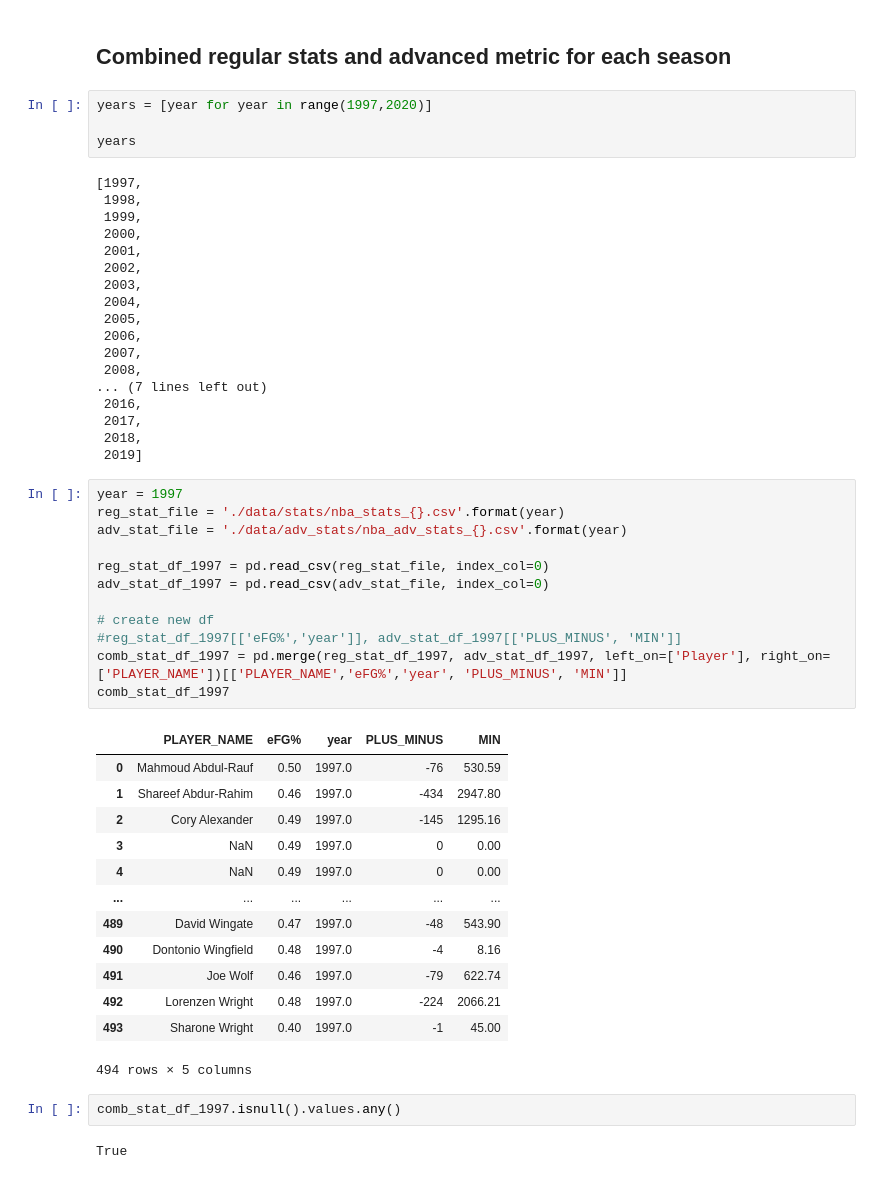
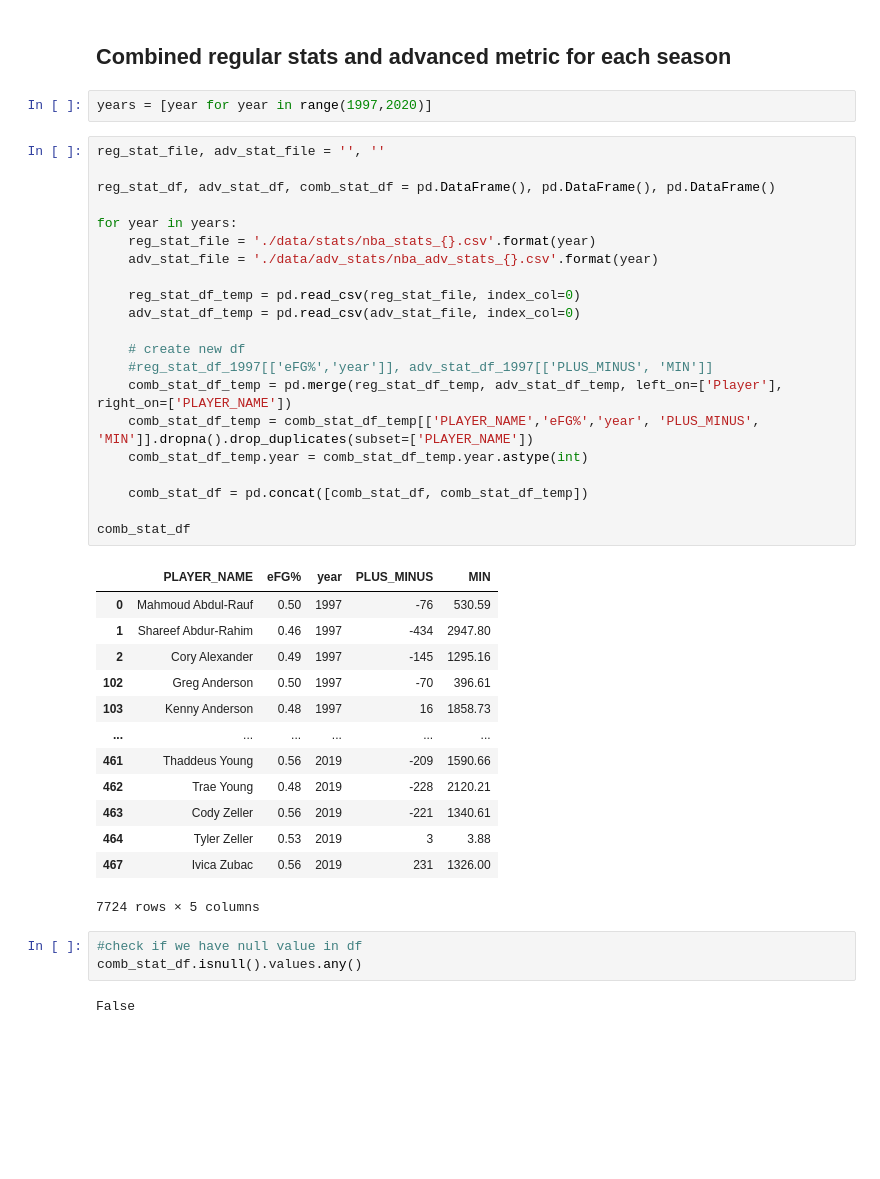
Before and after one commit to viethuy25/nba_stat, a Jupyter notebook: analysis.ipynb, the cells around one changed output. Saved outputs shown, nothing was run; the diff lists cells and outputs as text; blank space fills up the shorter version.

```diff
--- a/analysis.ipynb
+++ b/analysis.ipynb
@@ -256,53 +256,43 @@ Name: player_name, Length: 2235, dtype: object
 ## Combined regular stats and advanced metric for each season
 # %%
 years = [year for year in range(1997,2020)]
-
-years
-# %% [output]
-[1997,
- 1998,
- 1999,
- 2000,
- 2001,
- 2002,
- 2003,
- 2004,
- 2005,
- 2006,
- 2007,
- 2008,
-... (7 lines left out)
- 2016,
- 2017,
- 2018,
- 2019]
 # %%
-year = 1997
-reg_stat_file = './data/stats/nba_stats_{}.csv'.format(year)
-adv_stat_file = './data/adv_stats/nba_adv_stats_{}.csv'.format(year)
+reg_stat_file, adv_stat_file = '', ''
 
-reg_stat_df_1997 = pd.read_csv(reg_stat_file, index_col=0)
-adv_stat_df_1997 = pd.read_csv(adv_stat_file, index_col=0)
+reg_stat_df, adv_stat_df, comb_stat_df = pd.DataFrame(), pd.DataFrame(), pd.DataFrame()
 
-# create new df
-#reg_stat_df_1997[['eFG%','year']], adv_stat_df_1997[['PLUS_MINUS', 'MIN']]
-comb_stat_df_1997 = pd.merge(reg_stat_df_1997, adv_stat_df_1997, left_on=['Player'], right_on=['PLAYER_NAME'])[['PLAYER_NAME','eFG%','year', 'PLUS_MINUS', 'MIN']]
-comb_stat_df_1997
+for year in years:
+    reg_stat_file = './data/stats/nba_stats_{}.csv'.format(year)
+    adv_stat_file = './data/adv_stats/nba_adv_stats_{}.csv'.format(year)
+
+    reg_stat_df_temp = pd.read_csv(reg_stat_file, index_col=0)
+    adv_stat_df_temp = pd.read_csv(adv_stat_file, index_col=0)
+
+    # create new df
+    #reg_stat_df_1997[['eFG%','year']], adv_stat_df_1997[['PLUS_MINUS', 'MIN']]
+    comb_stat_df_temp = pd.merge(reg_stat_df_temp, adv_stat_df_temp, left_on=['Player'], right_on=['PLAYER_NAME'])
+    comb_stat_df_temp = comb_stat_df_temp[['PLAYER_NAME','eFG%','year', 'PLUS_MINUS', 'MIN']].dropna().drop_duplicates(subset=['PLAYER_NAME'])
+    comb_stat_df_temp.year = comb_stat_df_temp.year.astype(int)
+
+    comb_stat_df = pd.concat([comb_stat_df, comb_stat_df_temp])
+
+comb_stat_df
 # %% [output]
 |  | PLAYER_NAME | eFG% | year | PLUS_MINUS | MIN |
-| 0 | Mahmoud Abdul-Rauf | 0.50 | 1997.0 | -76 | 530.59 |
-| 1 | Shareef Abdur-Rahim | 0.46 | 1997.0 | -434 | 2947.80 |
-| 2 | Cory Alexander | 0.49 | 1997.0 | -145 | 1295.16 |
-| 3 | NaN | 0.49 | 1997.0 | 0 | 0.00 |
-| 4 | NaN | 0.49 | 1997.0 | 0 | 0.00 |
+| 0 | Mahmoud Abdul-Rauf | 0.50 | 1997 | -76 | 530.59 |
+| 1 | Shareef Abdur-Rahim | 0.46 | 1997 | -434 | 2947.80 |
+| 2 | Cory Alexander | 0.49 | 1997 | -145 | 1295.16 |
+| 102 | Greg Anderson | 0.50 | 1997 | -70 | 396.61 |
+| 103 | Kenny Anderson | 0.48 | 1997 | 16 | 1858.73 |
 | ... | ... | ... | ... | ... | ... |
-| 489 | David Wingate | 0.47 | 1997.0 | -48 | 543.90 |
-| 490 | Dontonio Wingfield | 0.48 | 1997.0 | -4 | 8.16 |
-| 491 | Joe Wolf | 0.46 | 1997.0 | -79 | 622.74 |
-| 492 | Lorenzen Wright | 0.48 | 1997.0 | -224 | 2066.21 |
-| 493 | Sharone Wright | 0.40 | 1997.0 | -1 | 45.00 |
+| 461 | Thaddeus Young | 0.56 | 2019 | -209 | 1590.66 |
+| 462 | Trae Young | 0.48 | 2019 | -228 | 2120.21 |
+| 463 | Cody Zeller | 0.56 | 2019 | -221 | 1340.61 |
+| 464 | Tyler Zeller | 0.53 | 2019 | 3 | 3.88 |
+| 467 | Ivica Zubac | 0.56 | 2019 | 231 | 1326.00 |
-494 rows × 5 columns
+7724 rows × 5 columns
-# %%
-comb_stat_df_1997.isnull().values.any()
-# %% [output]
-True
+# %%
+#check if we have null value in df
+comb_stat_df.isnull().values.any()
+# %% [output]
+False
```
